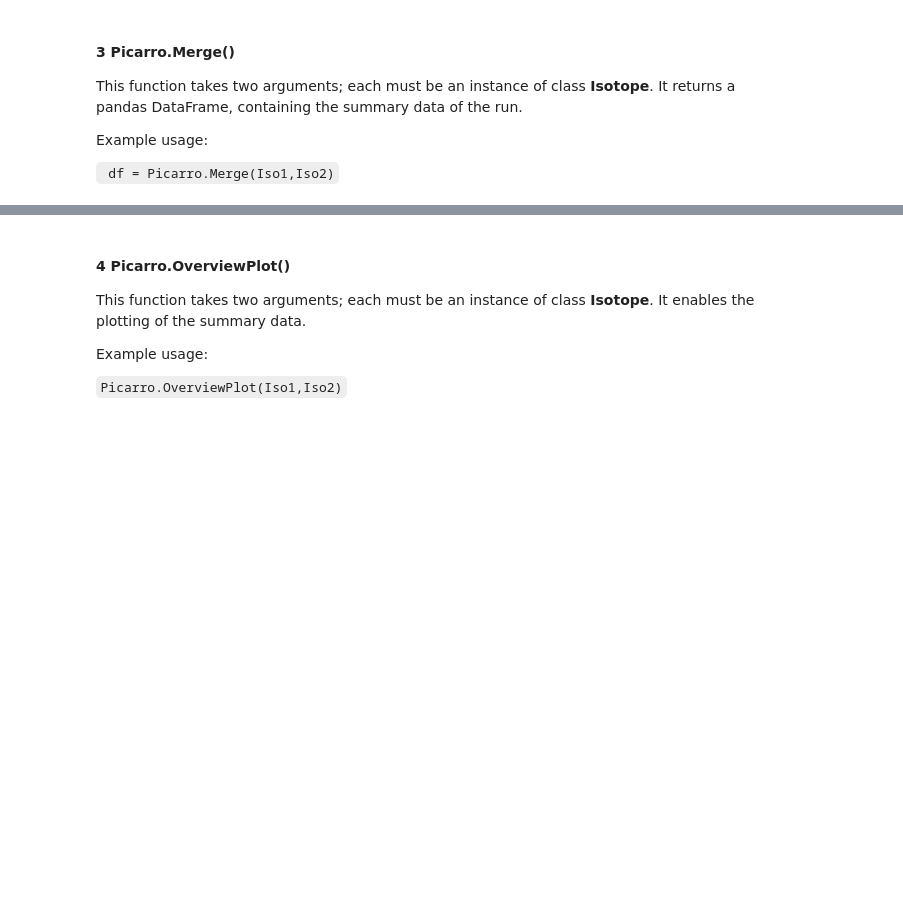
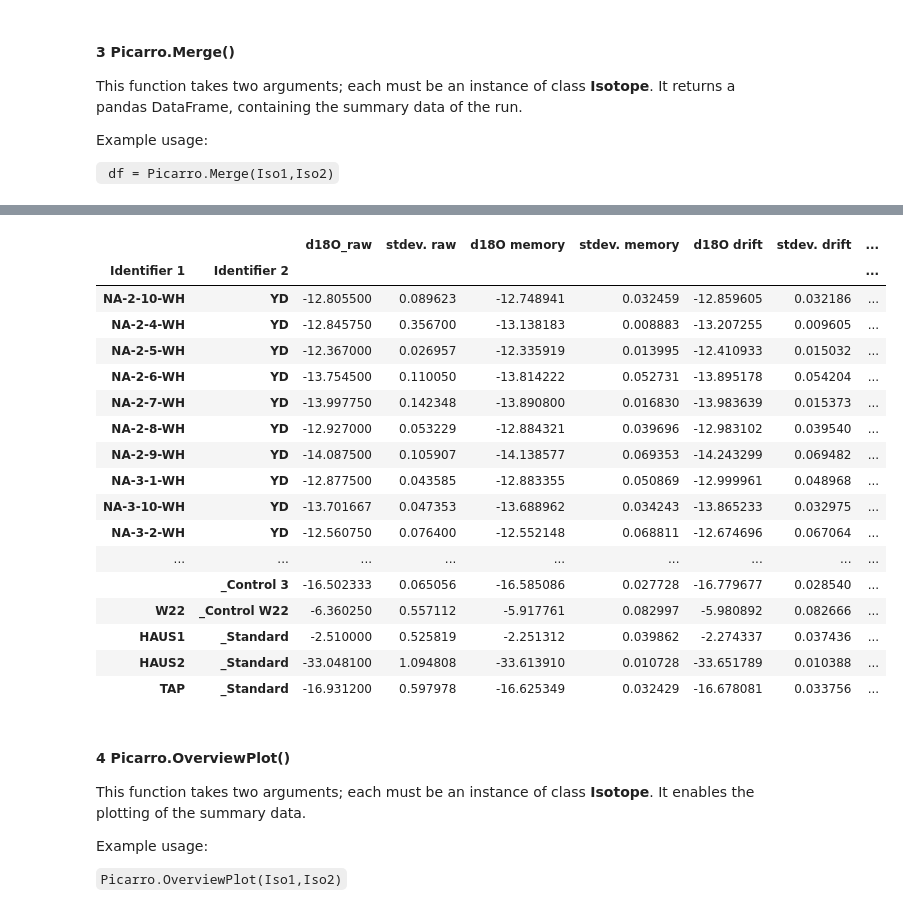
Before and after one commit to tr1813/picarro-calculator, a Jupyter notebook: ipynb/Picarro class.ipynb, the cells around one changed output, grey strips where cells are left out. Cells and saved outputs as stored; diff of their text form; code cells hidden in the pictures; blank space fills up the shorter version.

```diff
--- a/ipynb/Picarro class.ipynb
+++ b/ipynb/Picarro class.ipynb
@@ -19,7 +19,7 @@ This takes the form of:
 
 and returns two instances of the Isotope class.
 # %%
-O18,D = pica.FullRun("example_data/HKDS2009_IsoWater_20191104_084429.csv")
+O18,D = pica.FullRun("example_data/HKDS2009_IsoWater_20191106_083502.csv")
 # %% [output]
 Running the corrections for Oxygen
  ...
@@ -146,3 +126,24 @@ df.head(19)
+# %%
+O18.run_overview
+# %% [output]
+|  |  | d18O_raw | stdev. raw | d18O memory | stdev. memory | d18O drift | stdev. drift | ... |
+| Identifier 1 | Identifier 2 |  |  |  |  |  |  | ... |
+| NA-2-10-WH | YD | -12.805500 | 0.089623 | -12.748941 | 0.032459 | -12.859605 | 0.032186 | ... |
+| NA-2-4-WH | YD | -12.845750 | 0.356700 | -13.138183 | 0.008883 | -13.207255 | 0.009605 | ... |
+| NA-2-5-WH | YD | -12.367000 | 0.026957 | -12.335919 | 0.013995 | -12.410933 | 0.015032 | ... |
+| NA-2-6-WH | YD | -13.754500 | 0.110050 | -13.814222 | 0.052731 | -13.895178 | 0.054204 | ... |
+| NA-2-7-WH | YD | -13.997750 | 0.142348 | -13.890800 | 0.016830 | -13.983639 | 0.015373 | ... |
+| NA-2-8-WH | YD | -12.927000 | 0.053229 | -12.884321 | 0.039696 | -12.983102 | 0.039540 | ... |
+| NA-2-9-WH | YD | -14.087500 | 0.105907 | -14.138577 | 0.069353 | -14.243299 | 0.069482 | ... |
+| NA-3-1-WH | YD | -12.877500 | 0.043585 | -12.883355 | 0.050869 | -12.999961 | 0.048968 | ... |
+| NA-3-10-WH | YD | -13.701667 | 0.047353 | -13.688962 | 0.034243 | -13.865233 | 0.032975 | ... |
+| NA-3-2-WH | YD | -12.560750 | 0.076400 | -12.552148 | 0.068811 | -12.674696 | 0.067064 | ... |
+| ... | ... | ... | ... | ... | ... | ... | ... | ... |
+|  | _Control 3 | -16.502333 | 0.065056 | -16.585086 | 0.027728 | -16.779677 | 0.028540 | ... |
+| W22 | _Control W22 | -6.360250 | 0.557112 | -5.917761 | 0.082997 | -5.980892 | 0.082666 | ... |
+| HAUS1 | _Standard | -2.510000 | 0.525819 | -2.251312 | 0.039862 | -2.274337 | 0.037436 | ... |
+| HAUS2 | _Standard | -33.048100 | 1.094808 | -33.613910 | 0.010728 | -33.651789 | 0.010388 | ... |
+| TAP | _Standard | -16.931200 | 0.597978 | -16.625349 | 0.032429 | -16.678081 | 0.033756 | ... |
 # %% [markdown]
 #### 4 Picarro.OverviewPlot()
 
```
Also changed, not shown: parts of 9 cells of this notebook, 1 other file.
